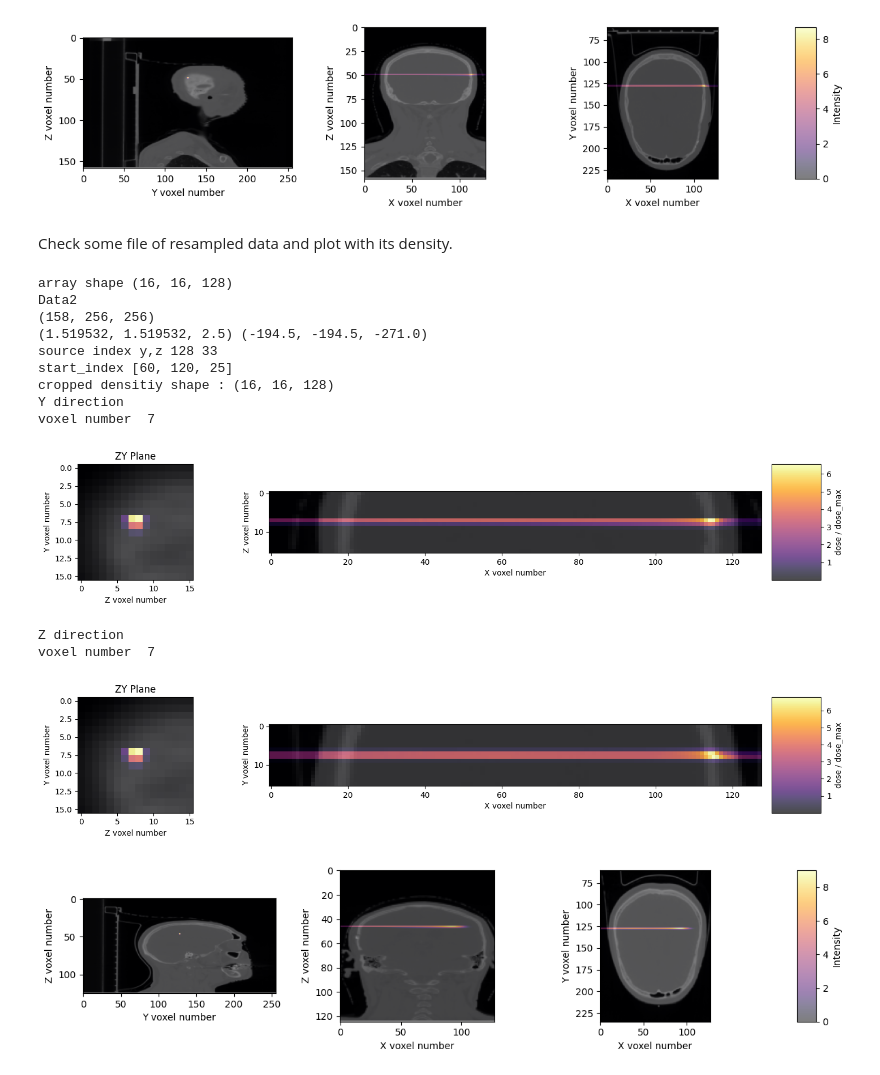
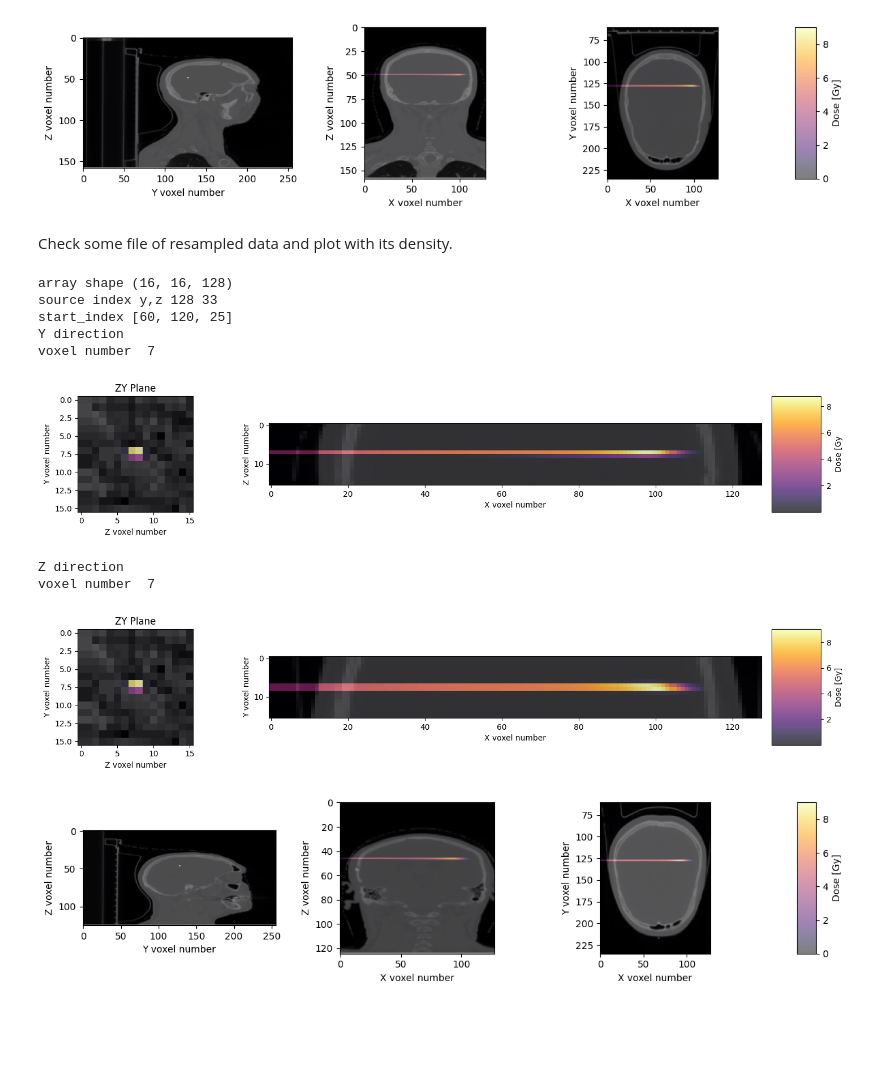
Before and after one commit to pichaya-tap/program, a Jupyter notebook: densities.ipynb, the cells around one changed output. Saved outputs shown, nothing was run; the diff lists cells and outputs as text; code cells hidden in the pictures; blank space fills up the shorter version.

```diff
--- a/densities.ipynb
+++ b/densities.ipynb
@@ -185,7 +185,7 @@ def plot_roi(roi_array,density):
     # Colorbar
     cax = plt.subplot(gs[2])
     cbar = plt.colorbar(img_data, cax=cax)
-    cbar.set_label('dose / dose_max')
+    cbar.set_label('Dose [Gy')
 
     plt.tight_layout()
     plt.show()
@@ -218,26 +218,24 @@ def plot_roi(roi_array,density):
     # Colorbar
     cax = plt.subplot(gs[2])
     cbar = plt.colorbar(img_data, cax=cax)
-    cbar.set_label('dose / dose_max')
+    cbar.set_label('Dose [Gy]')
 
     plt.tight_layout()
     plt.show()
 # %%
-def get_density_roi(filepath):
+def resample_density(density_path):
+    '''Take input as density file path and convert to SimpleITK image and resample to physical space of Data1
+return resampled SimpleITK image'''
 
-    filename = os.path.basename(filepath) # Example "Data1_1500MeV_0Mm_-121.5Mm.npy"
-
-    density_file = filename.split('_')[0]+'.npy' # Example Data1, Data2
-    density_folder =  "/scratch/tappay01/densities/"
-    dataset = filename.split('_')[0]
-    print(dataset)
+    filename = os.path.basename(density_path) # Example "Data2.npy"
+    dataset = filename.split('.')[0]    #Data2
     target_spacing = datasets["Data1"]["voxel_dim"]
     target_origin = datasets["Data1"]["origin"]
-    roi_size = (128,16,16) #xyz
 
+    #print(dataset)
     # Load data from .npy
-    array = np.load(os.path.join(density_folder, density_file))
-    print(array.shape)
+    array = np.load(density_path)
+    #print(array.shape)
     # Convert numpy array to SimpleITK image and set parameters
     image = set_sitk_image(array, dataset)
 
@@ -246,42 +244,47 @@ def get_density_roi(filepath):
         resampled = resample_image(image, target_spacing, target_origin)
     if dataset == 'Data1':
         resampled = image
+    return resampled
+
+
+def get_density_roi(filepath):
+    roi_size = (128,16,16) #xyz
+    filename = os.path.basename(filepath) # Example "Data1_1500MeV_0Mm_-121.5Mm.npy"
+    dataset = filename.split('_')[0] # Example Data1, Data2
+    density_folder =  "/scratch/tappay01/densities/"
+    density_path = os.path.join(density_folder,  dataset +'.npy')
+    resampled = resample_density(density_path)
     # Extract ROI
     # y z source position extract from file name
     # source at x postion = -110, but use -5 to crop from this point as center, which is index 124.
     # We want to crop X range size 128 from index 60 to 188 to cover the head.
     source_physical = [-5, extract_from_filename(filename,'y'), extract_from_filename(filename,'z')]
     density_roi_array = extract_roi_array(resampled, roi_size, source_physical)
-    #np.save(os.path.join(density_folder, filename.split('_')[0]+'_resampled.npy' ), roi_array)
 
     return density_roi_array
 # %%
 density2_file = "/scratch/tappay01/densities/Data2.npy"
-file_data2 = "/scratch/tappay01/data/data2/Data2_1750MeV_0Mm_-146.5Mm.npy"
+file_data2 = "/scratch/tappay01/data/data2/Data2_1500MeV_0Mm_-146.5Mm.npy"
 plot_densities(file_data2, density2_file)
 # %% [output]
-[figure, old version]
+[figure, new version]
 # %% [markdown]
 Check some file of resampled data and plot with its density.
 # %%
-roi_array2 = np.load("/scratch/tappay01/data/data2_resampled/Data2_1750MeV_0Mm_-146.5Mm.npy")
+roi_array2 = np.load("/scratch/tappay01/data/data2_resampled/Data2_1500MeV_0Mm_-146.5Mm.npy")
 print('array shape', roi_array2.shape)
 density2_roi_array = get_density_roi(file_data2)
 plot_roi(roi_array2, density2_roi_array)
 # %% [output]
 array shape (16, 16, 128)
-Data2
-(158, 256, 256)
-(1.519532, 1.519532, 2.5) (-194.5, -194.5, -271.0)
 source index y,z 128 33
 start_index [60, 120, 25]
-cropped densitiy shape : (16, 16, 128)
 Y direction
 voxel number  7
-[figure, old version]
+[figure, new version]
 Z direction
 voxel number  7
-[figure, old version]
+[figure, new version]
 # %%
 density4_file = "/scratch/tappay01/densities/Data4.npy"
 file_data4 ="/scratch/tappay01/data/data4/Data4_1500MeV_0Mm_-71.5Mm.npy"
```
Also changed, not shown: parts of 9 cells of this notebook, 14 other files.
